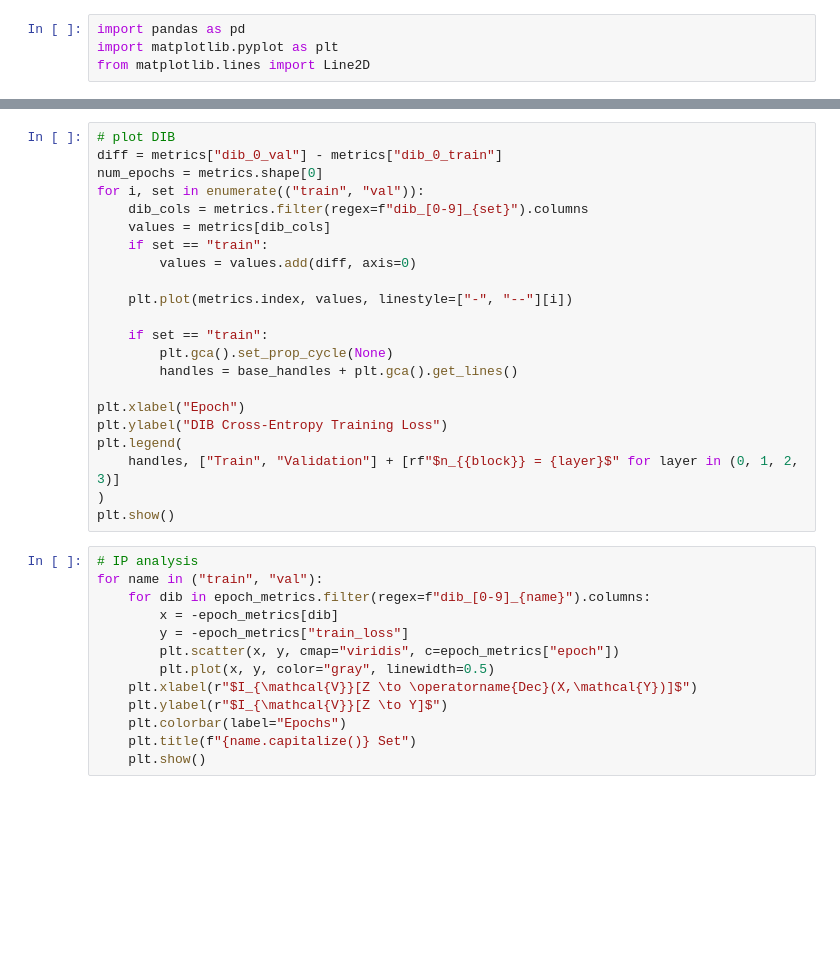
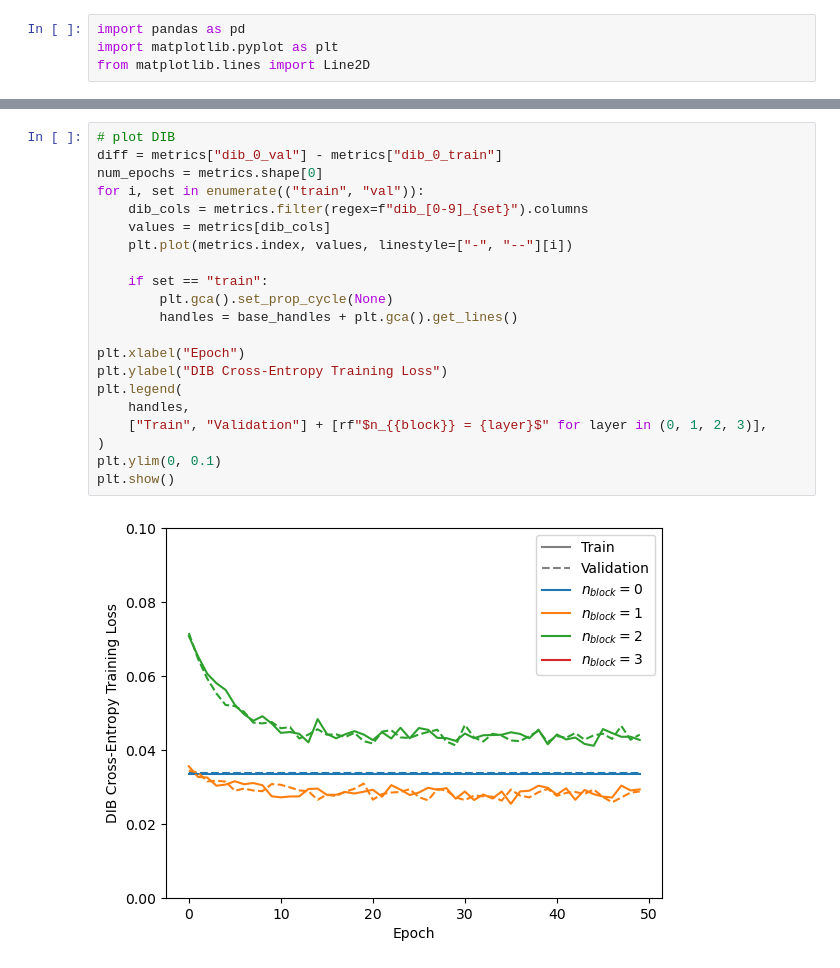
Before and after one commit to ziyong-was-taken/Compression-In-DNNs, a Jupyter notebook: plots.ipynb, the cells around one changed output, grey strips where cells are left out. Cells and saved outputs as stored; diff of their text form; blank space fills up the shorter version.

Commit message:
update plotting notebook

```diff
--- a/plots.ipynb
+++ b/plots.ipynb
@@ -52,35 +77,23 @@ plt.show()
 # %%
 # plot DIB
 diff = metrics["dib_0_val"] - metrics["dib_0_train"]
 num_epochs = metrics.shape[0]
 for i, set in enumerate(("train", "val")):
     dib_cols = metrics.filter(regex=f"dib_[0-9]_{set}").columns
     values = metrics[dib_cols]
-    if set == "train":
-        values = values.add(diff, axis=0)
-
     plt.plot(metrics.index, values, linestyle=["-", "--"][i])
 
     if set == "train":
         plt.gca().set_prop_cycle(None)
         handles = base_handles + plt.gca().get_lines()
 
 plt.xlabel("Epoch")
 plt.ylabel("DIB Cross-Entropy Training Loss")
 plt.legend(
-    handles, ["Train", "Validation"] + [rf"$n_{{block}} = {layer}$" for layer in (0, 1, 2, 3)]
+    handles,
+    ["Train", "Validation"] + [rf"$n_{{block}} = {layer}$" for layer in (0, 1, 2, 3)],
 )
+plt.ylim(0, 0.1)
 plt.show()
+# %% [output]
+[figure, added]
-# %%
-# IP analysis
-for name in ("train", "val"):
-    for dib in epoch_metrics.filter(regex=f"dib_[0-9]_{name}").columns:
-        x = -epoch_metrics[dib]
-        y = -epoch_metrics["train_loss"]
-        plt.scatter(x, y, cmap="viridis", c=epoch_metrics["epoch"])
-        plt.plot(x, y, color="gray", linewidth=0.5)
-    plt.xlabel(r"$I_{\mathcal{V}}[Z \to \operatorname{Dec}(X,\mathcal{Y})]$")
-    plt.ylabel(r"$I_{\mathcal{V}}[Z \to Y]$")
-    plt.colorbar(label="Epochs")
-    plt.title(f"{name.capitalize()} Set")
-    plt.show()
```
Also changed, not shown: parts of 3 cells of this notebook.
